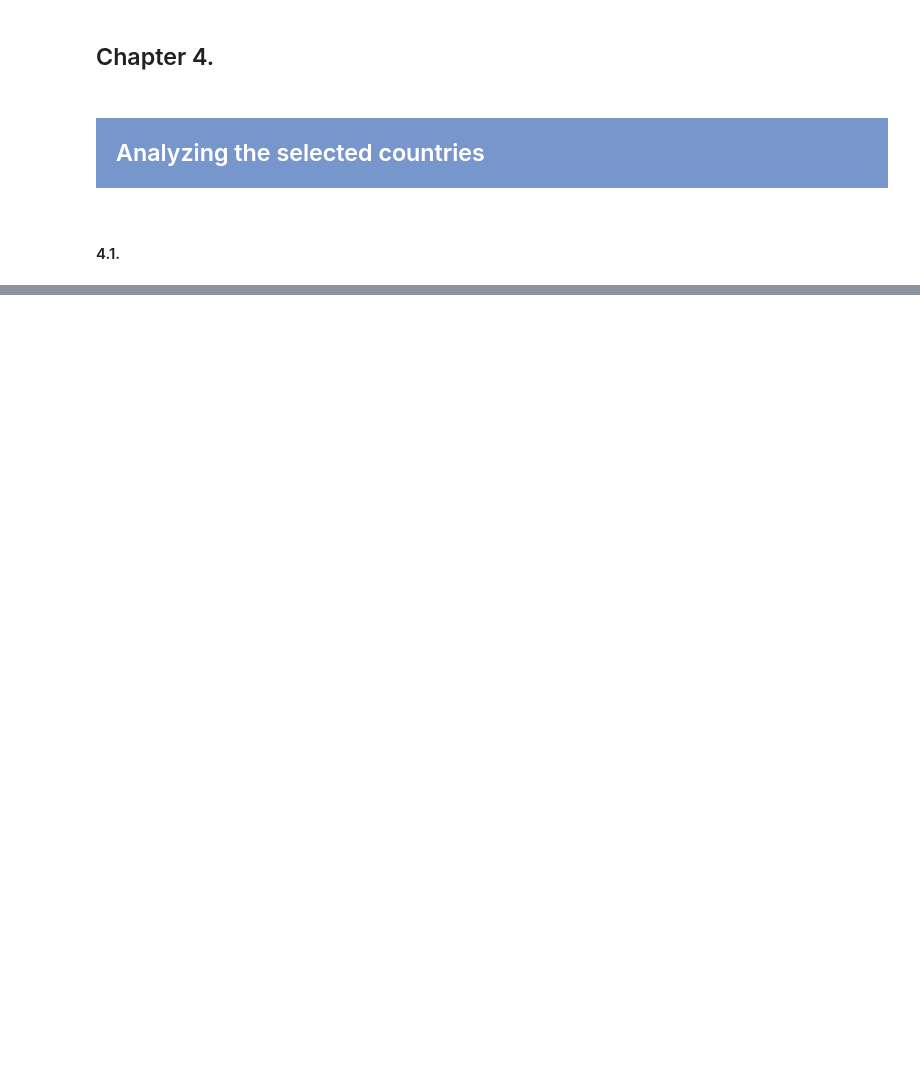
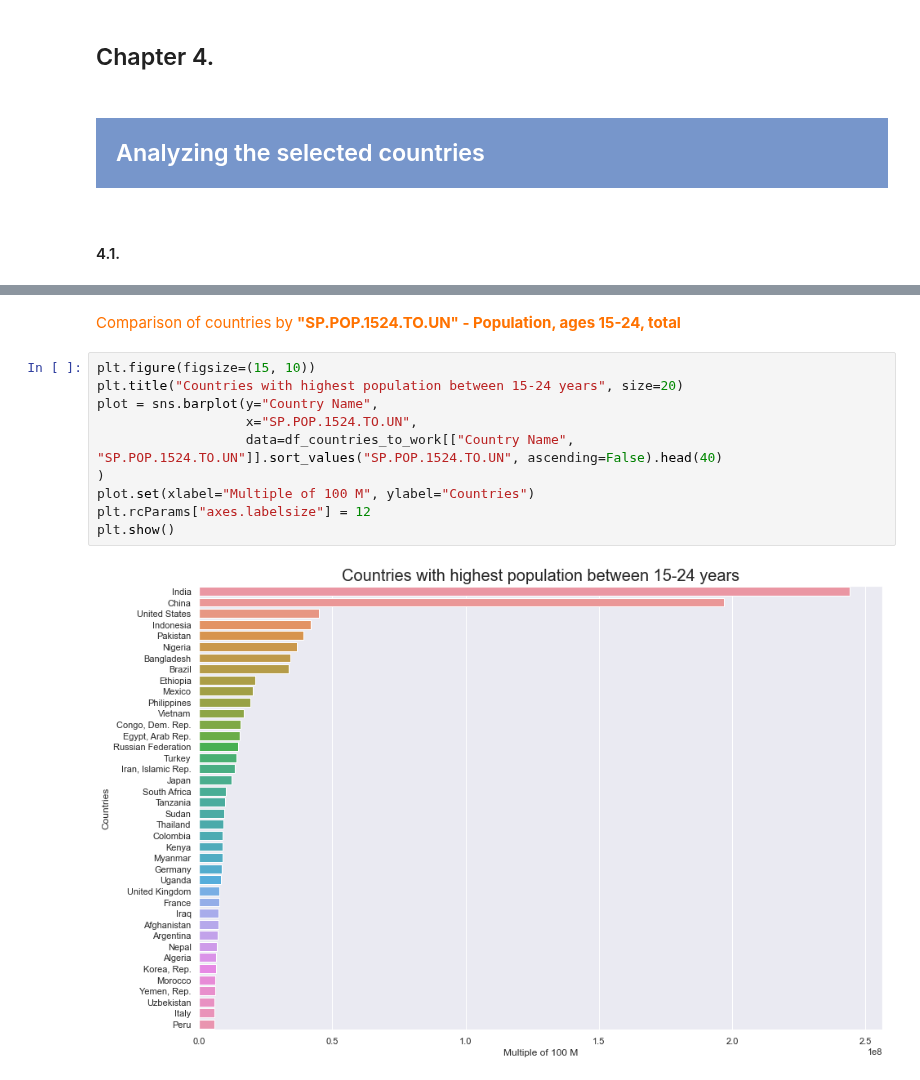
Before and after one commit to samirhinojosa/OC-P2-education-statistics, a Jupyter notebook: notebook.ipynb, the cells around one changed output, grey strips where cells are left out. Drawn from its saved outputs; the diff is of its cells as text; blank space fills up the shorter version.

```diff
--- a/notebook.ipynb
+++ b/notebook.ipynb
@@ -1083,0 +1103,16 @@ To select the countries, I will follow the steps below
+# %% [markdown]
+<div style="color: RGB(255,114,0);">
+   Comparison of countries by <strong>"SP.POP.1524.TO.UN" - Population, ages 15-24, total</strong>
+</div>
+# %%
+plt.figure(figsize=(15, 10))
+plt.title("Countries with highest population between 15-24 years", size=20)
+plot = sns.barplot(y="Country Name",
+                   x="SP.POP.1524.TO.UN",
+                   data=df_countries_to_work[["Country Name", "SP.POP.1524.TO.UN"]].sort_values("SP.POP.1524.TO.UN", ascending=False).head(40)
+)
+plot.set(xlabel="Multiple of 100 M", ylabel="Countries")
+plt.rcParams["axes.labelsize"] = 12
+plt.show()
+# %% [output]
+[figure, added]
```
Also changed, not shown: parts of 17 cells of this notebook.
